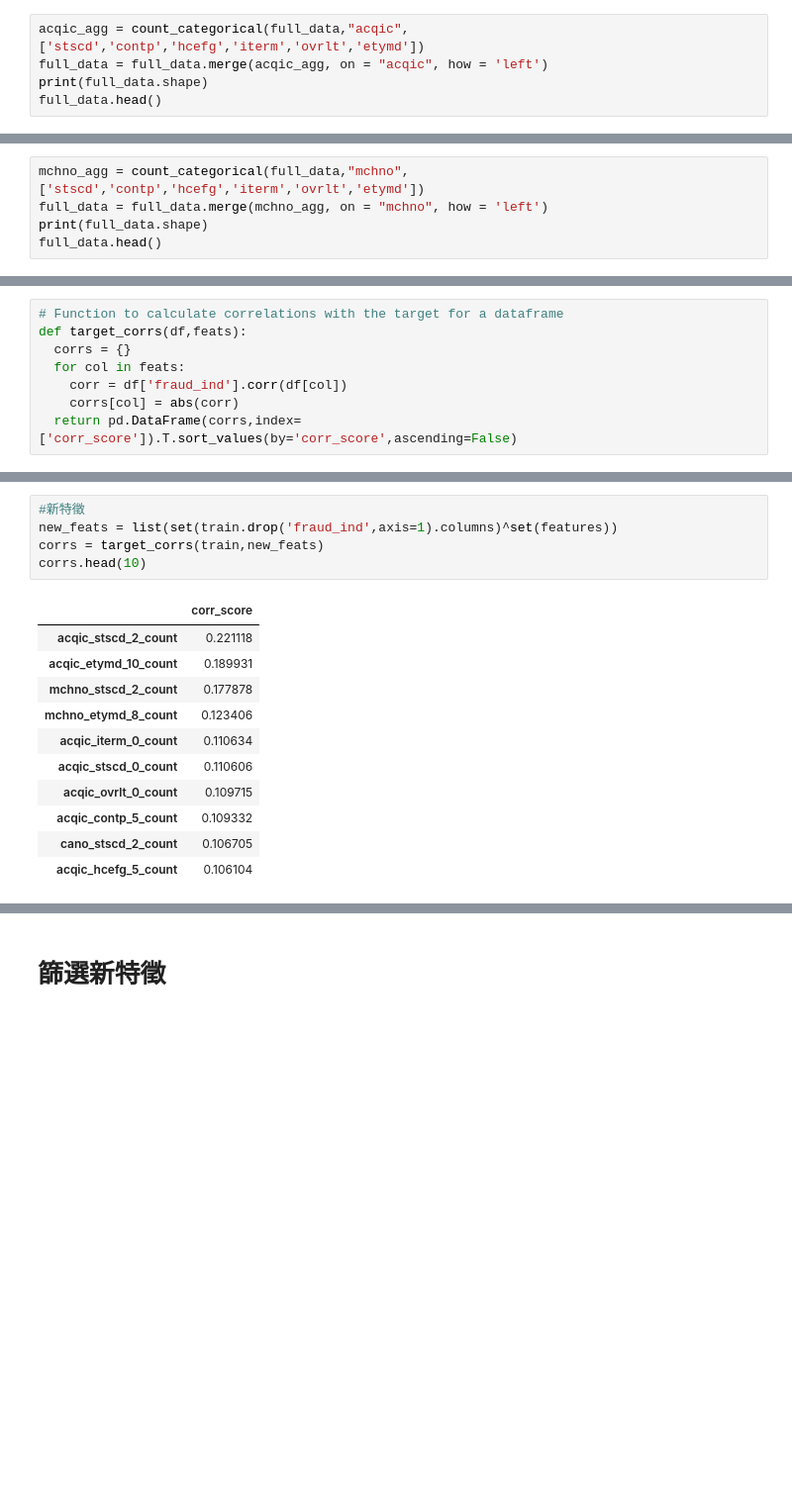
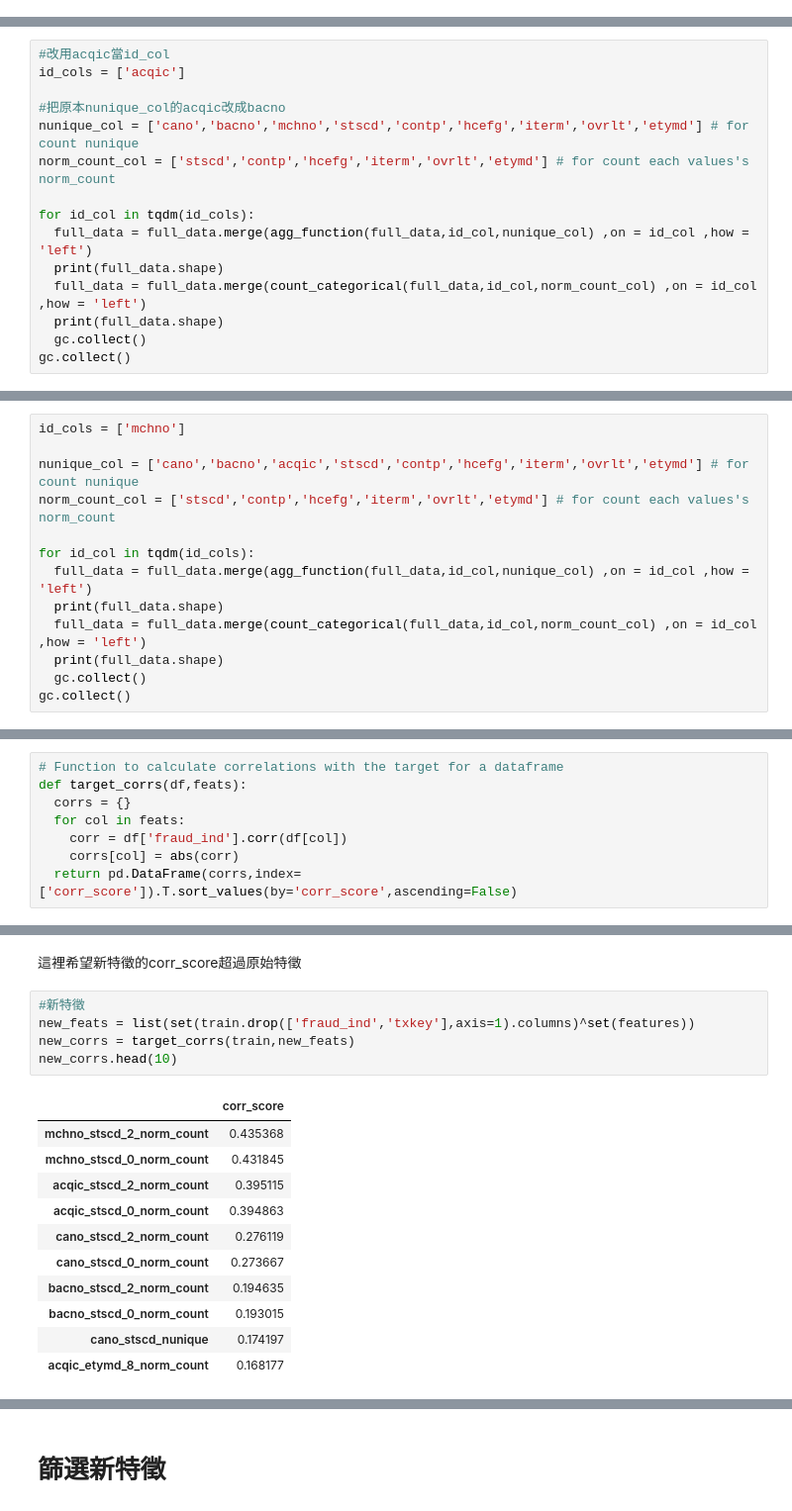
Before and after one commit to skywalker0803r/Ricky, a Jupyter notebook: 玉山銀行AI比賽_featuresengineering.ipynb, the cells around one changed output, grey strips where cells are left out. Shown at 99% size. Saved outputs shown, nothing was run; the diff lists cells and outputs as text; blank space fills up the shorter version.

```diff
--- a/玉山銀行AI比賽_featuresengineering.ipynb
+++ b/玉山銀行AI比賽_featuresengineering.ipynb
@@ -184,5 +164,0 @@ full_data.head()
-# %%
-acqic_agg = count_categorical(full_data,"acqic",['stscd','contp','hcefg','iterm','ovrlt','etymd'])
-full_data = full_data.merge(acqic_agg, on = "acqic", how = 'left')
-print(full_data.shape)
-full_data.head()
@@ -200,5 +164,0 @@ full_data.head()
-# %%
-mchno_agg = count_categorical(full_data,"mchno",['stscd','contp','hcefg','iterm','ovrlt','etymd'])
-full_data = full_data.merge(mchno_agg, on = "mchno", how = 'left')
-print(full_data.shape)
-full_data.head()
@@ -221,0 +218,15 @@ gc.collect()
+# %%
+#改用acqic當id_col
+id_cols = ['acqic']
+
+#把原本nunique_col的acqic改成bacno
+nunique_col = ['cano','bacno','mchno','stscd','contp','hcefg','iterm','ovrlt','etymd'] # for count nunique
+norm_count_col = ['stscd','contp','hcefg','iterm','ovrlt','etymd'] # for count each values's norm_count
+
+for id_col in tqdm(id_cols):
+  full_data = full_data.merge(agg_function(full_data,id_col,nunique_col) ,on = id_col ,how = 'left')
+  print(full_data.shape)
+  full_data = full_data.merge(count_categorical(full_data,id_col,norm_count_col) ,on = id_col ,how = 'left')
+  print(full_data.shape)
+  gc.collect()
+gc.collect()
@@ -221,0 +240,13 @@ gc.collect()
+# %%
+id_cols = ['mchno']
+
+nunique_col = ['cano','bacno','acqic','stscd','contp','hcefg','iterm','ovrlt','etymd'] # for count nunique
+norm_count_col = ['stscd','contp','hcefg','iterm','ovrlt','etymd'] # for count each values's norm_count
+
+for id_col in tqdm(id_cols):
+  full_data = full_data.merge(agg_function(full_data,id_col,nunique_col) ,on = id_col ,how = 'left')
+  print(full_data.shape)
+  full_data = full_data.merge(count_categorical(full_data,id_col,norm_count_col) ,on = id_col ,how = 'left')
+  print(full_data.shape)
+  gc.collect()
+gc.collect()
@@ -263,20 +315,22 @@ corrs.head(10)
 | hcefg | 0.026210 |
 | contp | 0.023248 |
 | conam | 0.022302 |
+# %% [markdown]
+這裡希望新特徵的corr_score超過原始特徵
 # %%
 #新特徵
-new_feats = list(set(train.drop('fraud_ind',axis=1).columns)^set(features))
-corrs = target_corrs(train,new_feats)
-corrs.head(10)
+new_feats = list(set(train.drop(['fraud_ind','txkey'],axis=1).columns)^set(features))
+new_corrs = target_corrs(train,new_feats)
+new_corrs.head(10)
 # %% [output]
 |  | corr_score |
-| acqic_stscd_2_count | 0.221118 |
-| acqic_etymd_10_count | 0.189931 |
-| mchno_stscd_2_count | 0.177878 |
-| mchno_etymd_8_count | 0.123406 |
-| acqic_iterm_0_count | 0.110634 |
-| acqic_stscd_0_count | 0.110606 |
-| acqic_ovrlt_0_count | 0.109715 |
-| acqic_contp_5_count | 0.109332 |
-| cano_stscd_2_count | 0.106705 |
-| acqic_hcefg_5_count | 0.106104 |
+| mchno_stscd_2_norm_count | 0.435368 |
+| mchno_stscd_0_norm_count | 0.431845 |
+| acqic_stscd_2_norm_count | 0.395115 |
+| acqic_stscd_0_norm_count | 0.394863 |
+| cano_stscd_2_norm_count | 0.276119 |
+| cano_stscd_0_norm_count | 0.273667 |
+| bacno_stscd_2_norm_count | 0.194635 |
+| bacno_stscd_0_norm_count | 0.193015 |
+| cano_stscd_nunique | 0.174197 |
+| acqic_etymd_8_norm_count | 0.168177 |
```
Also changed, not shown: parts of 45 cells of this notebook.
